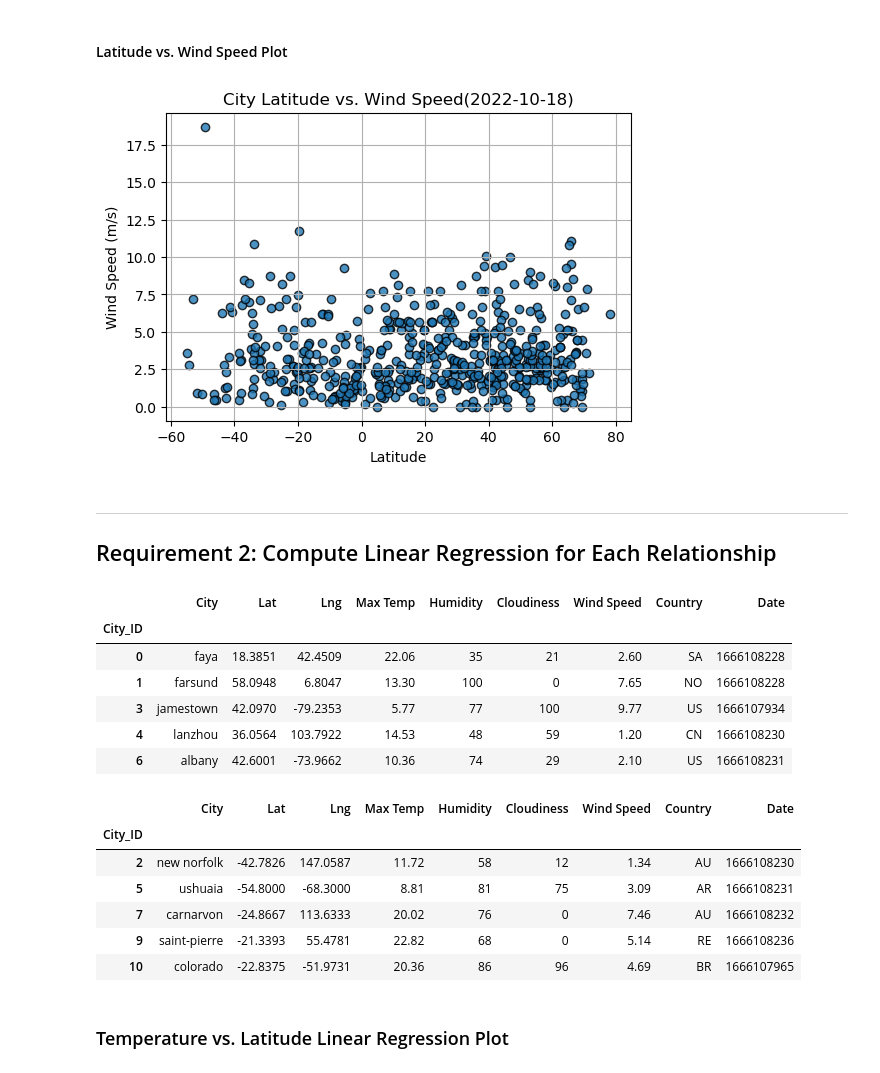
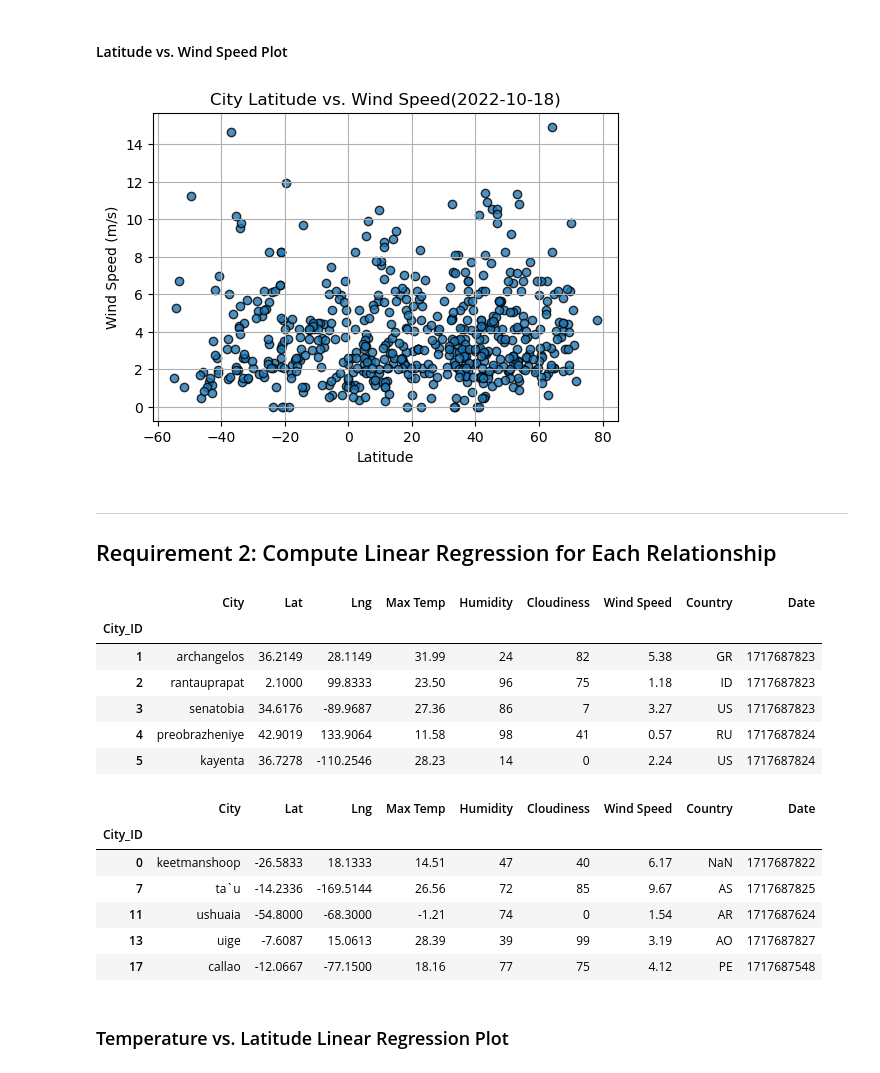
Before and after one commit to Ernawaty2024/python-api-challenge, a Jupyter notebook: WeatherPy/WeatherPy.ipynb, the cells around one changed output. Saved outputs shown, nothing was run; the diff lists cells and outputs as text; code cells hidden in the pictures.

```diff
--- a/WeatherPy/WeatherPy.ipynb
+++ b/WeatherPy/WeatherPy.ipynb
@@ -176,7 +176,7 @@ city_data_df.head()
 city_data_df.to_csv("C:\\Users\\Ernie\\Documents\\GitHub\\python-api-challenge\\WeatherPy\\cities.csv", index_label="City_ID")
 # %%
 # Read saved data
-city_data_df = pd.read_csv("output_data/cities.csv", index_col="City_ID")
+city_data_df = pd.read_csv("C:\\Users\\Ernie\\Documents\\GitHub\\python-api-challenge\\WeatherPy\\cities.csv", index_col="City_ID")
 
 # Display sample data
 city_data_df.head()
@@ -280,7 +280,7 @@ plt.savefig("C:\\Users\\Ernie\\Documents\\GitHub\\python-api-challenge\\WeatherP
 # Show plot
 plt.show()
 # %% [output]
-[figure, old version]
+[figure, new version]
 # %% [markdown]
 ---
 
@@ -291,30 +312,30 @@ plt.show()
 # %%
 # Create a DataFrame with the Northern Hemisphere data (Latitude >= 0)
-# YOUR CODE HERE
+northern_hemi_df = city_data_df.loc[city_data_df['Lat'] >= 0]
 
 # Display sample data
 northern_hemi_df.head()
 # %% [output]
 |  | City | Lat | Lng | Max Temp | Humidity | Cloudiness | Wind Speed | Country | Date |
 | City_ID |  |  |  |  |  |  |  |  |  |
-| 0 | faya | 18.3851 | 42.4509 | 22.06 | 35 | 21 | 2.60 | SA | 1666108228 |
-| 1 | farsund | 58.0948 | 6.8047 | 13.30 | 100 | 0 | 7.65 | NO | 1666108228 |
-| 3 | jamestown | 42.0970 | -79.2353 | 5.77 | 77 | 100 | 9.77 | US | 1666107934 |
-| 4 | lanzhou | 36.0564 | 103.7922 | 14.53 | 48 | 59 | 1.20 | CN | 1666108230 |
-| 6 | albany | 42.6001 | -73.9662 | 10.36 | 74 | 29 | 2.10 | US | 1666108231 |
+| 1 | archangelos | 36.2149 | 28.1149 | 31.99 | 24 | 82 | 5.38 | GR | 1717687823 |
+| 2 | rantauprapat | 2.1000 | 99.8333 | 23.50 | 96 | 75 | 1.18 | ID | 1717687823 |
+| 3 | senatobia | 34.6176 | -89.9687 | 27.36 | 86 | 7 | 3.27 | US | 1717687823 |
+| 4 | preobrazheniye | 42.9019 | 133.9064 | 11.58 | 98 | 41 | 0.57 | RU | 1717687824 |
+| 5 | kayenta | 36.7278 | -110.2546 | 28.23 | 14 | 0 | 2.24 | US | 1717687824 |
 # %%
 # Create a DataFrame with the Southern Hemisphere data (Latitude < 0)
-# YOUR CODE HERE
+southern_hemi_df = city_data_df.loc[city_data_df['Lat']<0]
 
 # Display sample data
 southern_hemi_df.head()
 # %% [output]
 |  | City | Lat | Lng | Max Temp | Humidity | Cloudiness | Wind Speed | Country | Date |
 | City_ID |  |  |  |  |  |  |  |  |  |
-| 2 | new norfolk | -42.7826 | 147.0587 | 11.72 | 58 | 12 | 1.34 | AU | 1666108230 |
-| 5 | ushuaia | -54.8000 | -68.3000 | 8.81 | 81 | 75 | 3.09 | AR | 1666108231 |
-| 7 | carnarvon | -24.8667 | 113.6333 | 20.02 | 76 | 0 | 7.46 | AU | 1666108232 |
-| 9 | saint-pierre | -21.3393 | 55.4781 | 22.82 | 68 | 0 | 5.14 | RE | 1666108236 |
-| 10 | colorado | -22.8375 | -51.9731 | 20.36 | 86 | 96 | 4.69 | BR | 1666107965 |
+| 0 | keetmanshoop | -26.5833 | 18.1333 | 14.51 | 47 | 40 | 6.17 | NaN | 1717687822 |
+| 7 | ta`u | -14.2336 | -169.5144 | 26.56 | 72 | 85 | 9.67 | AS | 1717687825 |
+| 11 | ushuaia | -54.8000 | -68.3000 | -1.21 | 74 | 0 | 1.54 | AR | 1717687624 |
+| 13 | uige | -7.6087 | 15.0613 | 28.39 | 39 | 99 | 3.19 | AO | 1717687827 |
+| 17 | callao | -12.0667 | -77.1500 | 18.16 | 77 | 75 | 4.12 | PE | 1717687548 |
 # %% [markdown]
 ###  Temperature vs. Latitude Linear Regression Plot
```
Also changed, not shown: parts of 26 cells of this notebook, 5 other files.
